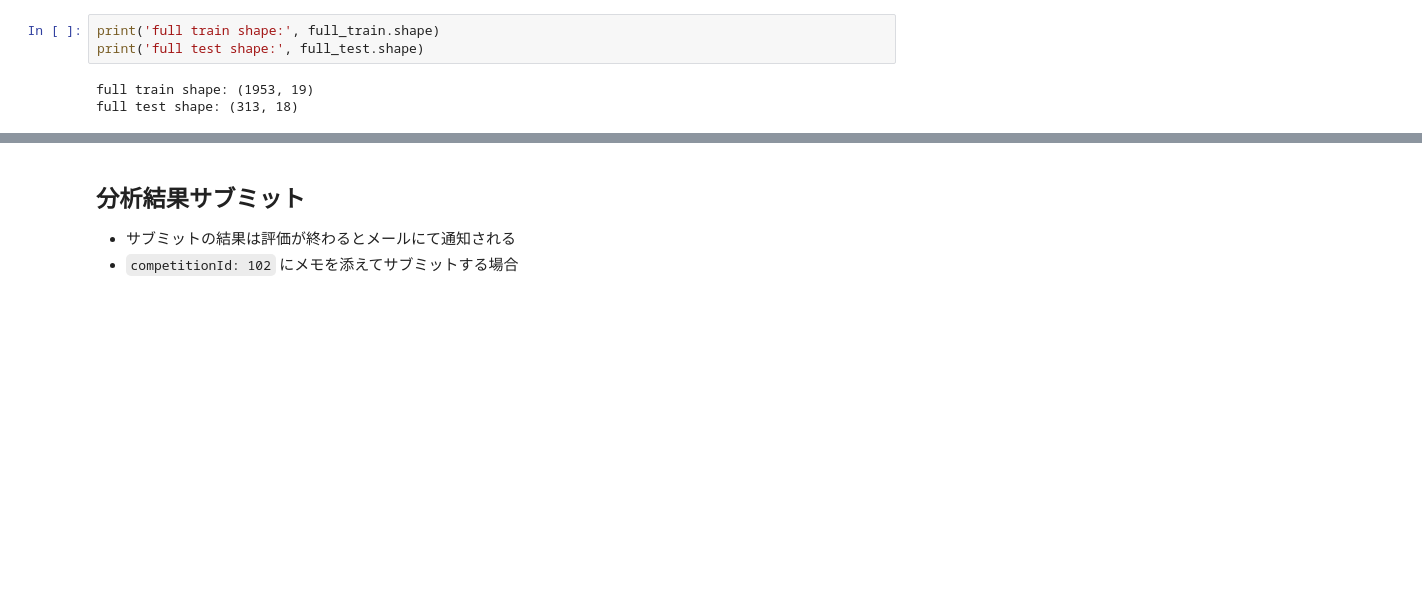
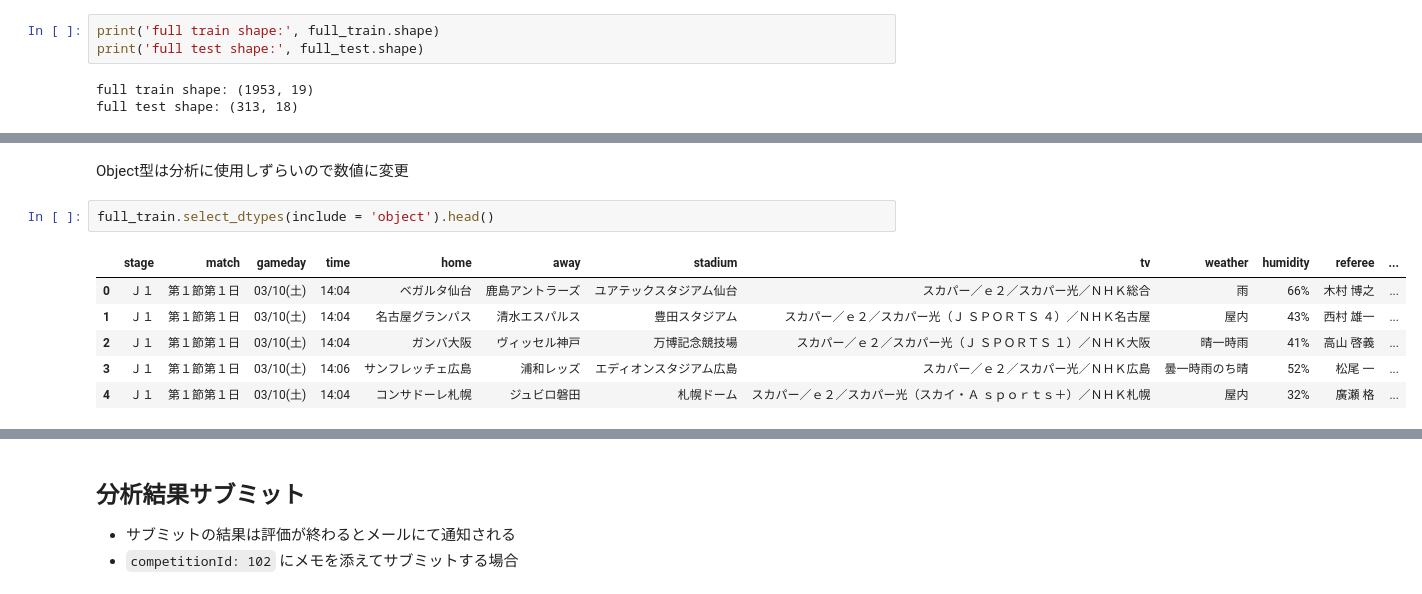
Before and after one commit to abaziri/signate-Jleague, a Jupyter notebook: tutorials/SIGNATE_Tutorial_for_Colaboratory.ipynb, the cells around one changed output, grey strips where cells are left out. Drawn from its saved outputs; the diff is of its cells as text; blank space fills up the shorter version.

```diff
--- a/tutorials/SIGNATE_Tutorial_for_Colaboratory.ipynb
+++ b/tutorials/SIGNATE_Tutorial_for_Colaboratory.ipynb
@@ -190,0 +214,11 @@ full test shape: (313, 18)
+# %% [markdown]
+Object型は分析に使用しずらいので数値に変更
+# %%
+full_train.select_dtypes(include = 'object').head()
+# %% [output]
+|  | stage | match | gameday | time | home | away | stadium | tv | weather | humidity | referee | ... |
+| 0 | Ｊ１ | 第１節第１日 | 03/10(土) | 14:04 | ベガルタ仙台 | 鹿島アントラーズ | ユアテックスタジアム仙台 | スカパー／ｅ２／スカパー光／ＮＨＫ総合 | 雨 | 66% | 木村 博之 | ... |
+| 1 | Ｊ１ | 第１節第１日 | 03/10(土) | 14:04 | 名古屋グランパス | 清水エスパルス | 豊田スタジアム | スカパー／ｅ２／スカパー光（Ｊ ＳＰＯＲＴＳ ４）／ＮＨＫ名古屋 | 屋内 | 43% | 西村 雄一 | ... |
+| 2 | Ｊ１ | 第１節第１日 | 03/10(土) | 14:04 | ガンバ大阪 | ヴィッセル神戸 | 万博記念競技場 | スカパー／ｅ２／スカパー光（Ｊ ＳＰＯＲＴＳ １）／ＮＨＫ大阪 | 晴一時雨 | 41% | 高山 啓義 | ... |
+| 3 | Ｊ１ | 第１節第１日 | 03/10(土) | 14:06 | サンフレッチェ広島 | 浦和レッズ | エディオンスタジアム広島 | スカパー／ｅ２／スカパー光／ＮＨＫ広島 | 曇一時雨のち晴 | 52% | 松尾 一 | ... |
+| 4 | Ｊ１ | 第１節第１日 | 03/10(土) | 14:04 | コンサドーレ札幌 | ジュビロ磐田 | 札幌ドーム | スカパー／ｅ２／スカパー光（スカイ・Ａ ｓｐｏｒｔｓ＋）／ＮＨＫ札幌 | 屋内 | 32% | 廣瀬 格 | ... |
```
Also changed, not shown: parts of 6 cells of this notebook.
